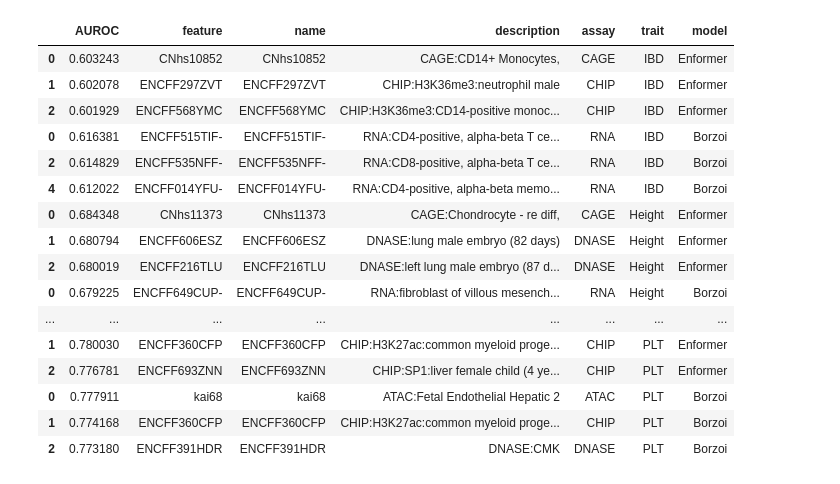
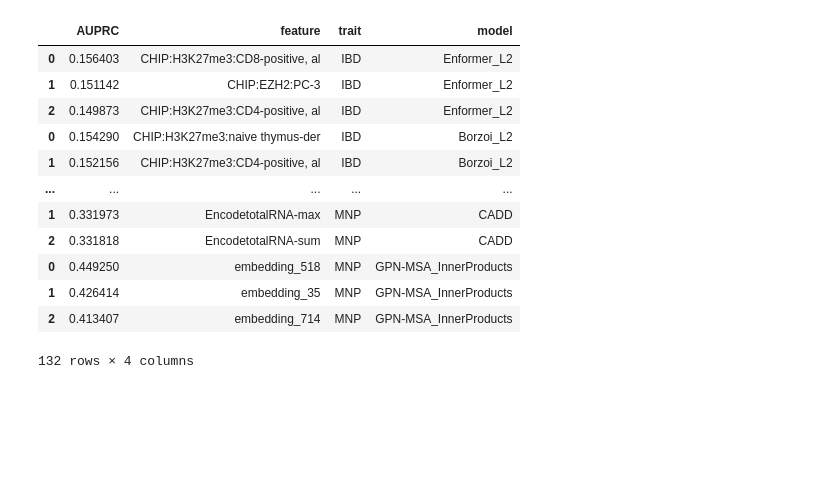
Before and after one commit to minjaf/TraitGym, a Jupyter notebook: workflow/notebooks/top_features.ipynb, the cells around one changed output. Saved outputs shown, nothing was run; the diff lists cells and outputs as text; code cells hidden in the pictures; blank space fills up the shorter version.

```diff
--- a/workflow/notebooks/top_features.ipynb
+++ b/workflow/notebooks/top_features.ipynb
@@ -5,44 +31,59 @@ import seaborn as sns
+# %%
+enformer_renaming = pd.read_csv("../../results/metadata/Enformer.csv").set_index("name").description.str[:30].to_dict()
+borzoi_renaming = pd.read_csv("../../results/metadata/Borzoi.csv").set_index("name").description.str[:30].to_dict()
 # %%
 traits = [
     "IBD",
     "Height",
     "CD",
     "BMD-HT",
     "PLT",
+    "TG",
+    "EY",
+    "BMI",
+    "MNR",
+    "Breast_cancer",
+    "MNP",
 ]
 
 models = [
-    "Enformer",
-    "Borzoi",
+    "Enformer_L2",
+    "Borzoi_L2",
+    "CADD",
+    "GPN-MSA_InnerProducts",
 ]
 
 dfs = []
+n_hits = {}
 
 for trait in traits:
+    base_dir = f"../../results/dataset/gwas_gokcen_{trait}_cre_matched_9/"
+    n_hits[trait] = len(pd.read_parquet(base_dir + "test.parquet")) // 10
     for model in models:
-        df = pd.read_csv(f"../../results/interpretation/top_features/gwas_gokcen_experiment1_{trait}/{model}_L2.csv")
-        df = df.drop_duplicates(subset=["description"])
+        df = pd.read_csv(base_dir + f"unsupervised_metrics/{model}.csv")
+        if model == "Enformer_L2":
+            df.feature = df.feature.map(enformer_renaming)
+            df = df.drop_duplicates("feature")
+        elif model == "Borzoi_L2":
+            df.feature = df.feature.map(borzoi_renaming)
+            df = df.drop_duplicates("feature")
         df = df.head(3)
         df["trait"] = trait
         df["model"] = model
         dfs.append(df)
 df = pd.concat(dfs)
 df
 # %% [output]
-|  | AUROC | feature | name | description | assay | trait | model |
-| 0 | 0.603243 | CNhs10852 | CNhs10852 | CAGE:CD14+ Monocytes, | CAGE | IBD | Enformer |
-| 1 | 0.602078 | ENCFF297ZVT | ENCFF297ZVT | CHIP:H3K36me3:neutrophil male | CHIP | IBD | Enformer |
-| 2 | 0.601929 | ENCFF568YMC | ENCFF568YMC | CHIP:H3K36me3:CD14-positive monoc... | CHIP | IBD | Enformer |
-| 0 | 0.616381 | ENCFF515TIF- | ENCFF515TIF- | RNA:CD4-positive, alpha-beta T ce... | RNA | IBD | Borzoi |
-| 2 | 0.614829 | ENCFF535NFF- | ENCFF535NFF- | RNA:CD8-positive, alpha-beta T ce... | RNA | IBD | Borzoi |
-| 4 | 0.612022 | ENCFF014YFU- | ENCFF014YFU- | RNA:CD4-positive, alpha-beta memo... | RNA | IBD | Borzoi |
-| 0 | 0.684348 | CNhs11373 | CNhs11373 | CAGE:Chondrocyte - re diff, | CAGE | Height | Enformer |
-| 1 | 0.680794 | ENCFF606ESZ | ENCFF606ESZ | DNASE:lung male embryo (82 days) | DNASE | Height | Enformer |
-| 2 | 0.680019 | ENCFF216TLU | ENCFF216TLU | DNASE:left lung male embryo (87 d... | DNASE | Height | Enformer |
-| 0 | 0.679225 | ENCFF649CUP- | ENCFF649CUP- | RNA:fibroblast of villous mesench... | RNA | Height | Borzoi |
-| ... | ... | ... | ... | ... | ... | ... | ... |
-| 1 | 0.780030 | ENCFF360CFP | ENCFF360CFP | CHIP:H3K27ac:common myeloid proge... | CHIP | PLT | Enformer |
-| 2 | 0.776781 | ENCFF693ZNN | ENCFF693ZNN | CHIP:SP1:liver female child (4 ye... | CHIP | PLT | Enformer |
-| 0 | 0.777911 | kai68 | kai68 | ATAC:Fetal Endothelial Hepatic 2 | ATAC | PLT | Borzoi |
-| 1 | 0.774168 | ENCFF360CFP | ENCFF360CFP | CHIP:H3K27ac:common myeloid proge... | CHIP | PLT | Borzoi |
-| 2 | 0.773180 | ENCFF391HDR | ENCFF391HDR | DNASE:CMK | DNASE | PLT | Borzoi |
+|  | AUPRC | feature | trait | model |
+| 0 | 0.156403 | CHIP:H3K27me3:CD8-positive, al | IBD | Enformer_L2 |
+| 1 | 0.151142 | CHIP:EZH2:PC-3 | IBD | Enformer_L2 |
+| 2 | 0.149873 | CHIP:H3K27me3:CD4-positive, al | IBD | Enformer_L2 |
+| 0 | 0.154290 | CHIP:H3K27me3:naive thymus-der | IBD | Borzoi_L2 |
+| 1 | 0.152156 | CHIP:H3K27me3:CD4-positive, al | IBD | Borzoi_L2 |
+| ... | ... | ... | ... | ... |
+| 1 | 0.331973 | EncodetotalRNA-max | MNP | CADD |
+| 2 | 0.331818 | EncodetotalRNA-sum | MNP | CADD |
+| 0 | 0.449250 | embedding_518 | MNP | GPN-MSA_InnerProducts |
+| 1 | 0.426414 | embedding_35 | MNP | GPN-MSA_InnerProducts |
+| 2 | 0.413407 | embedding_714 | MNP | GPN-MSA_InnerProducts |
+132 rows × 4 columns
```
Also changed, not shown: parts of 4 cells of this notebook, 1 other file.
